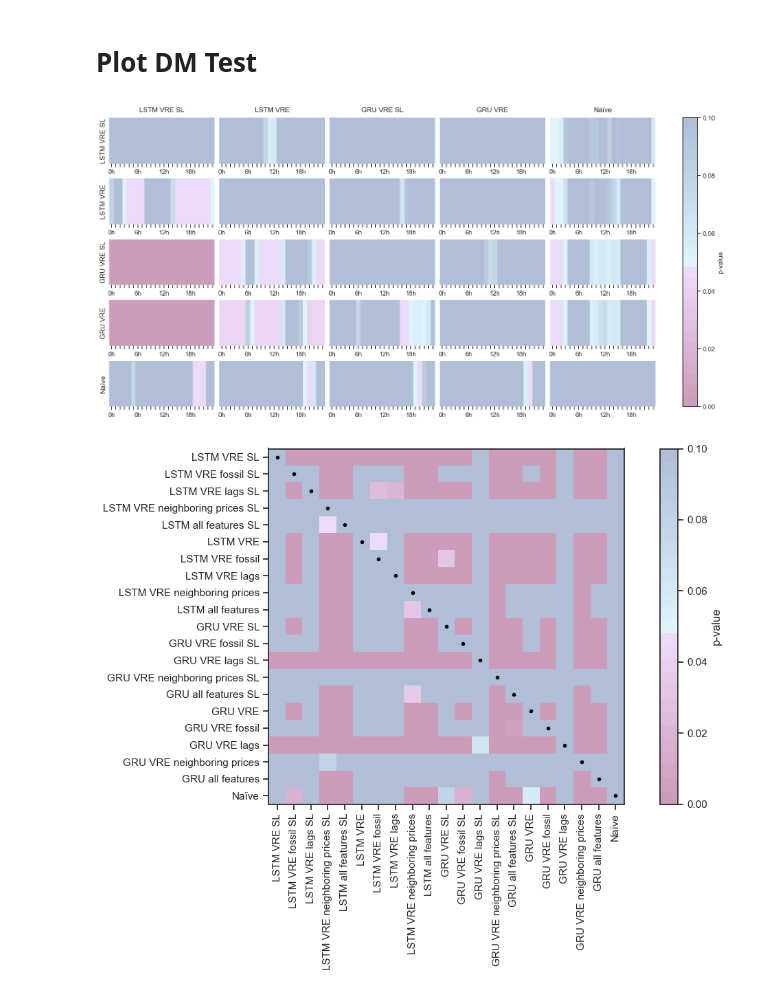
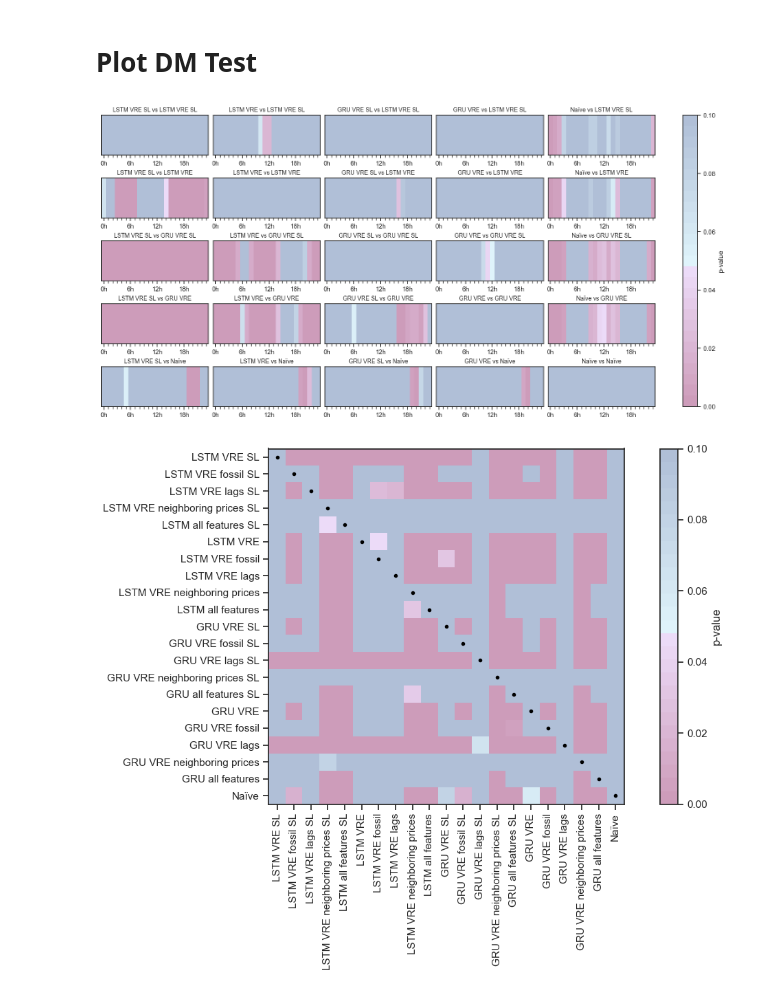
Before and after one commit to valentin-17/epf, a Jupyter notebook: notebooks/other_data_viz.ipynb, the cells around one changed output. Cells and saved outputs as stored; diff of their text form; code cells hidden in the pictures.

Commit message:
fixed univariate dm plot

```diff
--- a/notebooks/other_data_viz.ipynb
+++ b/notebooks/other_data_viz.ipynb
@@ -958,69 +969,56 @@ df[['Model_A', 'Model_B']] = df['Model Comparison'].str.split('&', expand=True)
 df['Model_A'] = df['Model_A'].str.strip()
 df['Model_B'] = df['Model_B'].str.strip()
 
-# subplot grid
-unique_pairs = df['Model Comparison'].unique()
-
 model_a_unique = df['Model_A'].unique()
 model_b_unique = df['Model_B'].unique()
+
+norm = mcolors.Normalize(vmin=0, vmax=0.1)
 
 fig, axes = plt.subplots(len(model_b_unique), len(model_a_unique), figsize=(len(model_a_unique) * 3, len(model_b_unique) * 1.5), constrained_layout=True)
 sns.set_theme(style="ticks")
 
-norm = mcolors.Normalize(vmin=0, vmax=0.1)
-
 for i, model_b in enumerate(model_b_unique):
     for j, model_a in enumerate(model_a_unique):
-        ax = axes[i, j] if len(model_b_unique) > 1 and len(model_a_unique) > 1 else (axes[j] if len(model_b_unique) == 1 else axes[i])
+        if len(model_a_unique) > 1 and len(model_b_unique) > 1:
+            ax = axes[i, j]
+        elif len(model_a_unique) == 1:
+            ax = axes[i]
+        else:
+            ax = axes[j]
 
         model_pair1 = f"{model_a} & {model_b}"
         model_pair2 = f"{model_b} & {model_a}"
 
-        if model_pair1 in unique_pairs:
-            subset = df[df['Model Comparison'] == model_pair1].sort_values('Hour')
-        elif model_pair2 in unique_pairs:
-            subset = df[df['Model Comparison'] == model_pair2].sort_values('Hour')
-        else:
-            subset = None
-
-        if subset is not None and not subset.empty:
-            vals = subset['p-value'].values.reshape(1, -1)
-
-            sns.heatmap(
-                vals,
-                ax=ax,
-                cmap=trimmed_cmap,
-                norm=norm,
-                cbar=False,
-                xticklabels=[f'{h}h' if h % 6 == 0 else '' for h in range(24)],
-                yticklabels=[],
-                center=0.05,
-                square=False
-            )
+        if model_pair1 in df['Model Comparison'].values:
+            subset = df[df['Model Comparison'] == model_pair1]
+        elif model_pair2 in df['Model Comparison'].values:
+            subset = df[df['Model Comparison'] == model_pair2]
         else:
             ax.axis('off')
+            continue
 
-        ax.set_title('')
-        ax.set_yticklabels([])
-        ax.tick_params(axis='y', length=0)
+        vals = subset.sort_values('Hour')['p-value'].values.reshape(1, -1)  # shape (1, 24)
 
-for ax, model_a in zip(axes[0], model_a_unique):
-    ax.set_title(model_a, fontsize=12, pad=10)
+        img = ax.imshow(vals, cmap=trimmed_cmap, norm=norm, aspect='auto')
 
-for ax, model_b in zip(axes[:, 0], model_b_unique):
-    ax.set_ylabel(model_b, rotation=90, fontsize=12, labelpad=10, va='center')
+        ax.set_xticks(range(0, 24, 6))
+        ax.set_xticks(range(24), minor=True)
+        ax.set_xticklabels([f'{h}h' if h % 6 == 0 else '' for h in range(0, 24, 6)])
+        ax.set_yticks([])
+        ax.set_title(f'{model_a} vs {model_b}', fontsize=10)
 
 fig.colorbar(
-    plt.cm.ScalarMappable(cmap=trimmed_cmap, norm=norm),
+    plt.cm.ScalarMappable(norm=norm, cmap=trimmed_cmap),
     ax=axes.ravel().tolist(),
     orientation='vertical',
     label='p-value'
 )
+
 plt.savefig('../reports/figures/dm_test_univariate.pdf', bbox_inches='tight')
 
 plt.show()
 # %% [output]
-[figure, old version]
+[figure, new version]
 # %%
 import seaborn as sns
 import matplotlib.pyplot as plt
```
Also changed, not shown: parts of 2 cells of this notebook, 4 other files.
